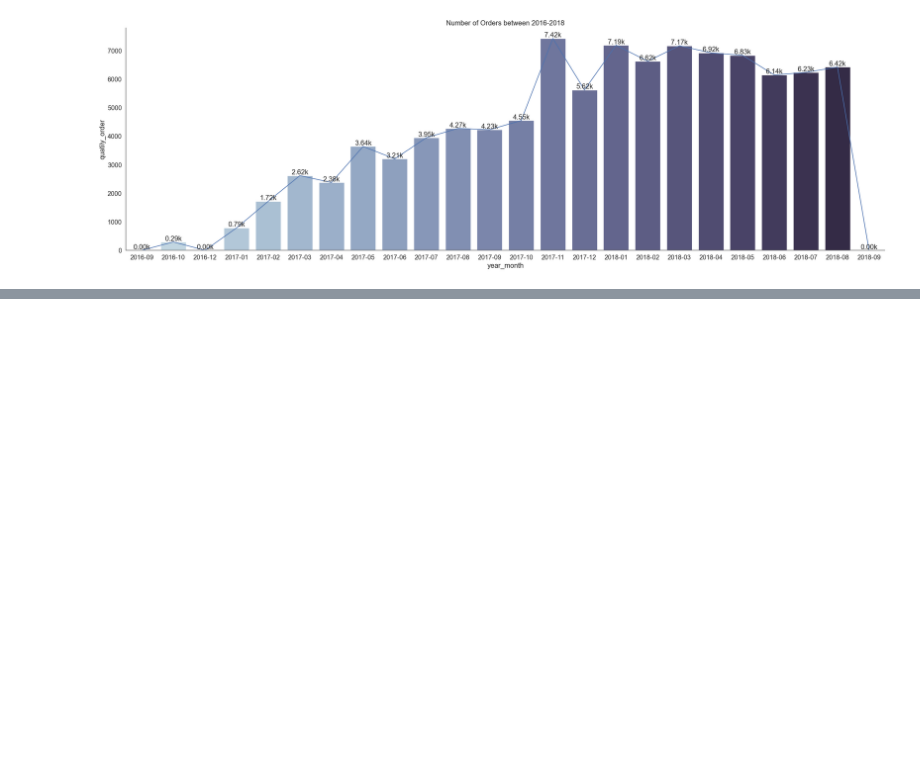
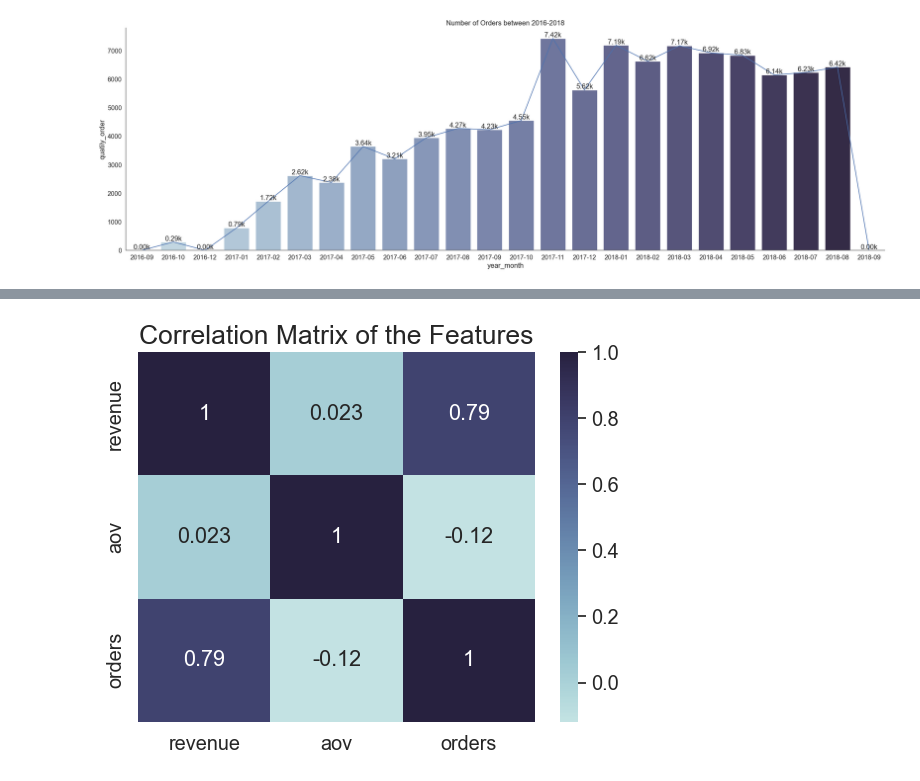
Before and after one commit to DaoNguyetMinh/ecommerce-data-analysis, a Jupyter notebook: Notebooks/Analyst.ipynb, the cells around one changed output, grey strips where cells are left out. Cells and saved outputs as stored; diff of their text form; code cells hidden in the pictures; blank space fills up the shorter version.

```diff
--- a/Notebooks/Analyst.ipynb
+++ b/Notebooks/Analyst.ipynb
@@ -338,0 +470,2 @@ ax.set_title('Number of Orders between 2016-2018');
+# %%
+df_category_growth_over_time = df_category_growth_over_time.merge(df_aov_by_category[['category', 'aov', 'orders']], on='category', how='left')
@@ -338,0 +497,12 @@ ax.set_title('Number of Orders between 2016-2018');
+# %%
+corr_df = df_category_growth_over_time.select_dtypes(include=['int64', 'float64'])
+corr_matrix = corr_df.corr()
+# %%
+# plt.figure(figsize=(4,3))
+sns.set(font_scale=1.3)
+cmap = sns.color_palette("ch:start=.2,rot=-.3", as_cmap=True)
+sns.heatmap(corr_matrix, cmap=cmap,annot=True)
+plt.title("Correlation Matrix of the Features",fontsize=19)
+plt.show()
+# %% [output]
+[figure, added]
```
Also changed, not shown: parts of 31 cells of this notebook, 2 other files.
